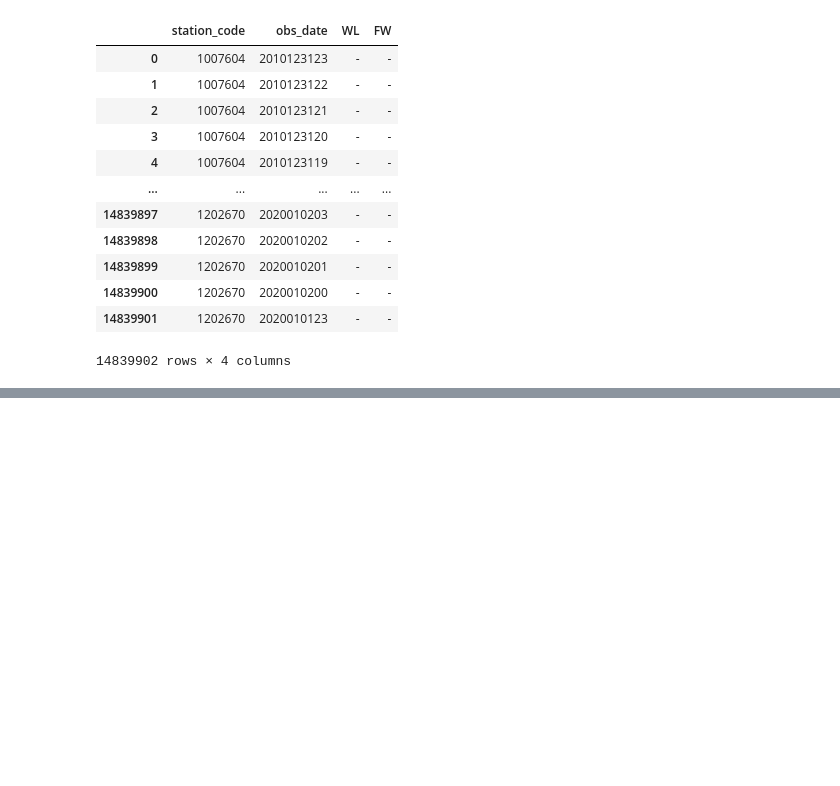
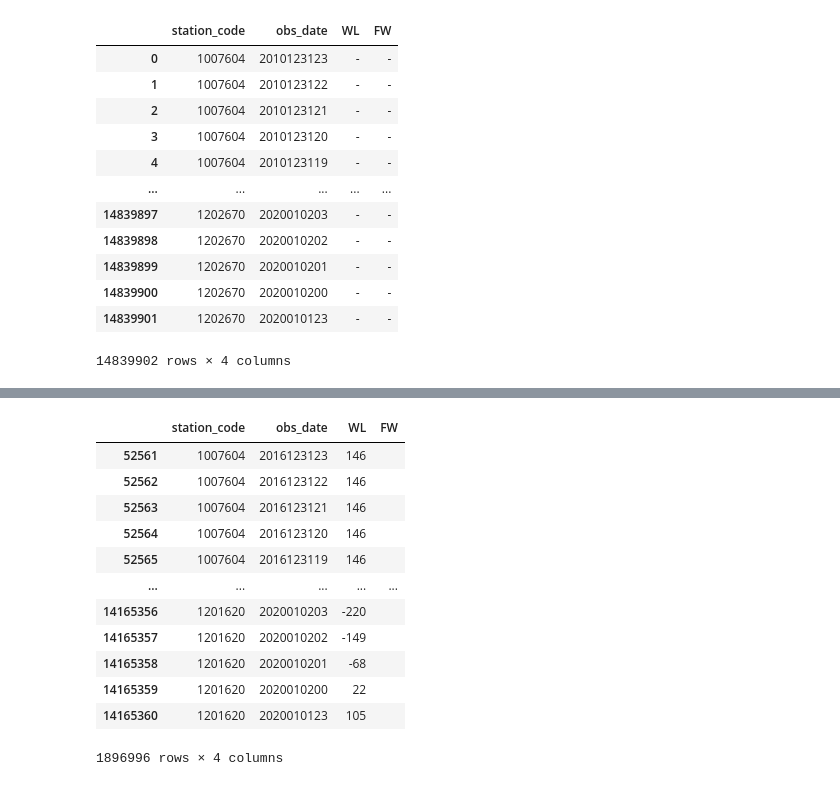
Before and after one commit to bigdata-course-KU-team11/Data_collection, a Jupyter notebook: data/수위_api.ipynb, the cells around one changed output, grey strips where cells are left out. Drawn from its saved outputs; the diff is of its cells as text; code cells hidden in the pictures; blank space fills up the shorter version.

```diff
--- a/data/수위_api.ipynb
+++ b/data/수위_api.ipynb
@@ -165,0 +232,16 @@ suwi_df.to_csv("suwi_api.csv")
+# %%
+suwi_df.loc[suwi_df['FW']=='']
+# %% [output]
+|  | station_code | obs_date | WL | FW |
+| 52561 | 1007604 | 2016123123 | 146 |  |
+| 52562 | 1007604 | 2016123122 | 146 |  |
+| 52563 | 1007604 | 2016123121 | 146 |  |
+| 52564 | 1007604 | 2016123120 | 146 |  |
+| 52565 | 1007604 | 2016123119 | 146 |  |
+| ... | ... | ... | ... | ... |
+| 14165356 | 1201620 | 2020010203 | -220 |  |
+| 14165357 | 1201620 | 2020010202 | -149 |  |
+| 14165358 | 1201620 | 2020010201 | -68 |  |
+| 14165359 | 1201620 | 2020010200 | 22 |  |
+| 14165360 | 1201620 | 2020010123 | 105 |  |
+1896996 rows × 4 columns
```
Also changed, not shown: parts of 27 cells of this notebook.
